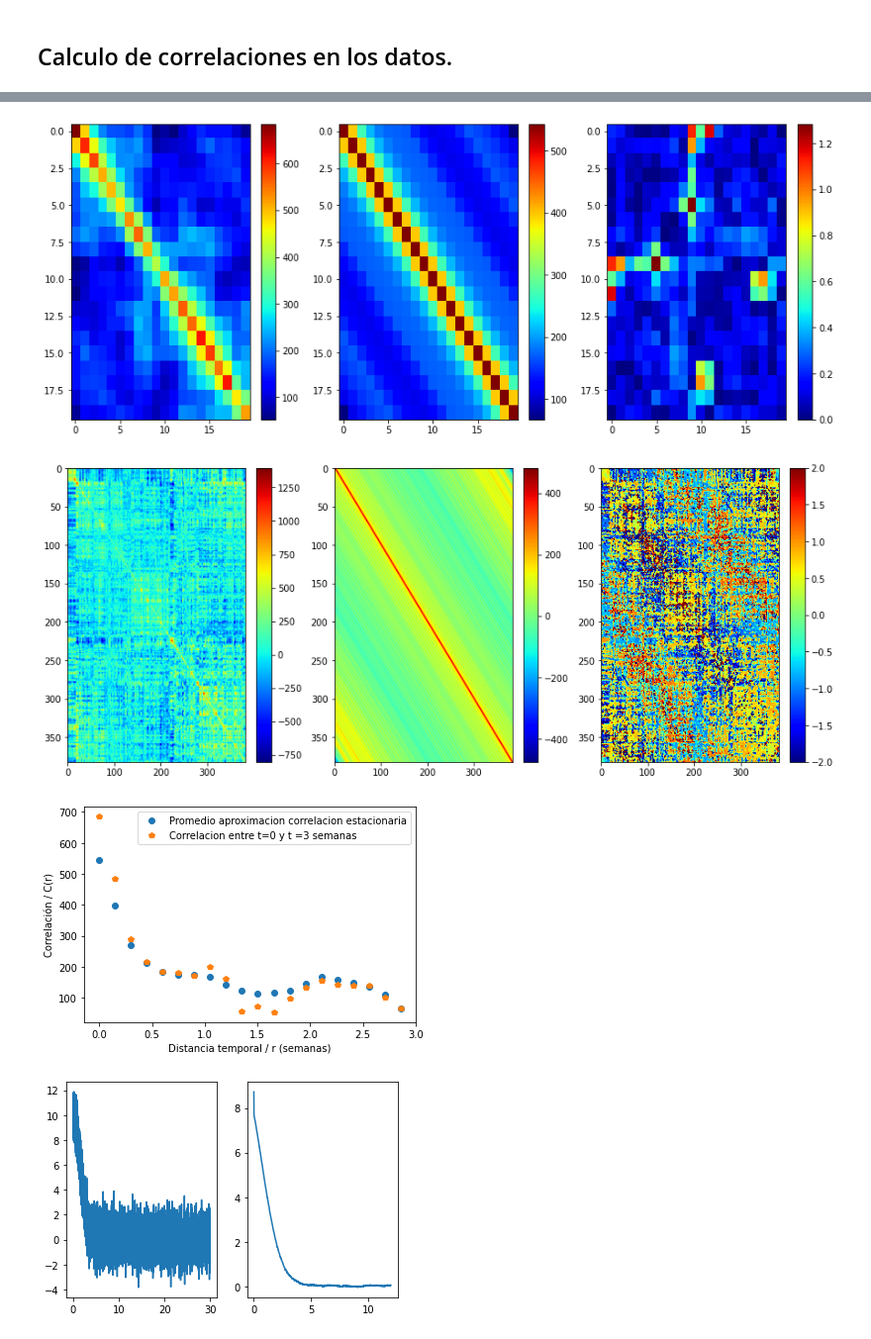
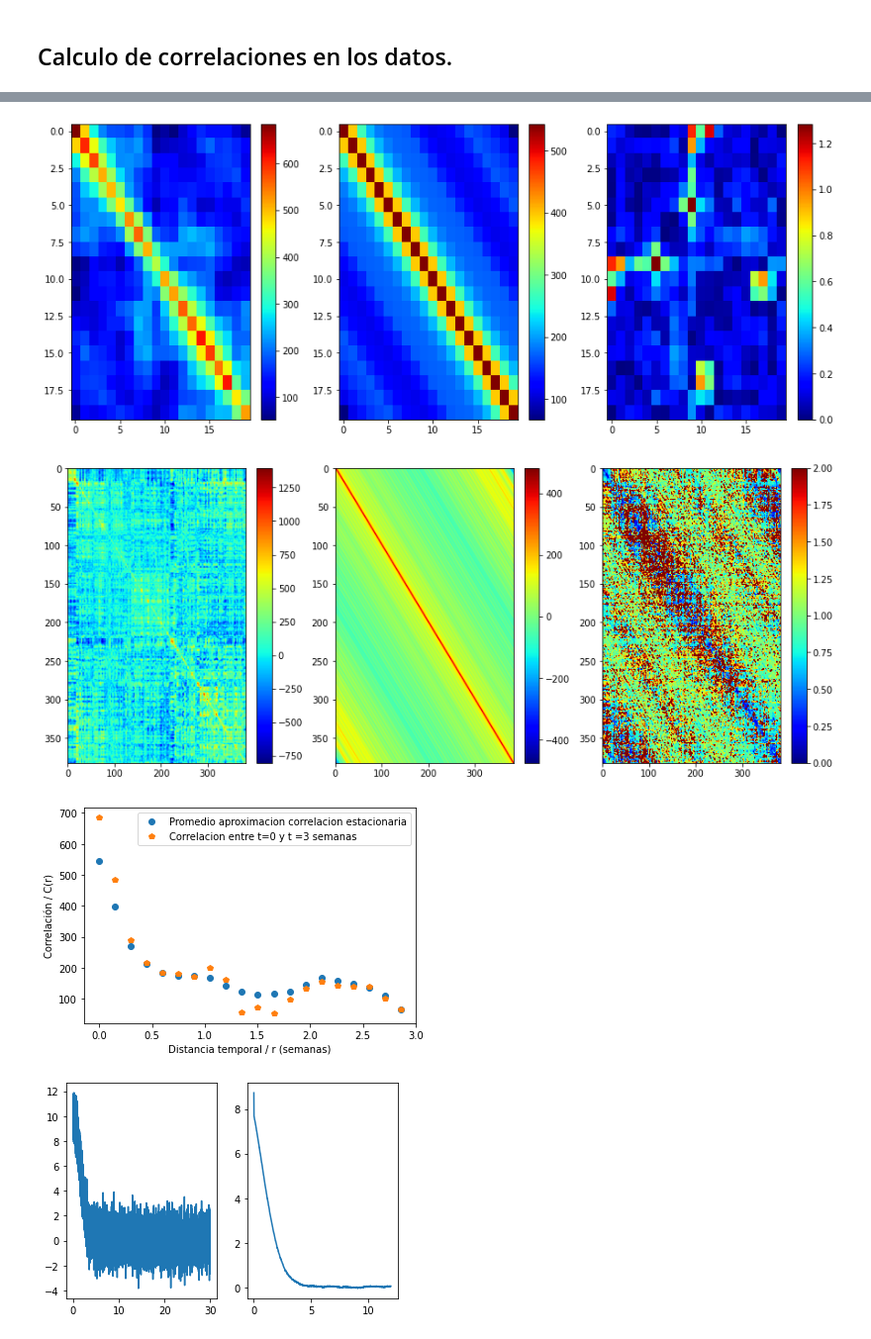
Before and after one commit to juanlu29/juanlu29, a Jupyter notebook: preprocesadoDatosContaminacionMadrid.ipynb, the cells around one changed output, grey strips where cells are left out. Shown at 99% size. Drawn from its saved outputs; the diff is of its cells as text; code cells hidden in the pictures.

```diff
--- a/preprocesadoDatosContaminacionMadrid.ipynb
+++ b/preprocesadoDatosContaminacionMadrid.ipynb
@@ -359,36 +359,36 @@ fig_comparacion_matriz_estacionaria_exp, (ax_est,ax_exp,ax_diff) = plt.subplots(
 P = correlaciones_56NO2_r10.P
 m_Cor = correlaciones_56NO2_r10.Correlacion
 cor_Prom = correlaciones_56NO2_r10.CorrEstProm
 m_Cor_Prom = np.asarray([ np.concatenate( ( np.flip(cor_Prom[0:i+1]), cor_Prom[1:P-i]  ) )  for i in range(P)])
-m_diff = np.abs(m_Cor-m_Cor_Prom)/m_Cor
+m_diff = np.abs(m_Cor-m_Cor_Prom)/np.abs(m_Cor)
 
 im1 = ax_exp.imshow(m_Cor_Prom,vmin=np.amin(m_Cor_Prom),vmax=np.amax(m_Cor_Prom),cmap='jet', aspect = 'auto')
 im2 = ax_est.imshow(m_Cor,vmin=np.amin(m_Cor),vmax=np.amax(m_Cor),cmap='jet', aspect = 'auto')
-im3 = ax_diff.imshow(m_diff,vmin=np.amin(-2), vmax=np.amax(2), cmap='jet', aspect='auto')
+im3 = ax_diff.imshow(m_diff,vmin=np.amin(0), vmax=np.amax(2), cmap='jet', aspect='auto')
 
 
 fig_comparacion_matriz_estacionaria_exp.colorbar(im1, ax=ax_exp)
 fig_comparacion_matriz_estacionaria_exp.colorbar(im2, ax=ax_est)
 fig_comparacion_matriz_estacionaria_exp.colorbar(im3, ax=ax_diff)
 
 fig_comparacion_matriz_estacionaria_exp.show()
 
 
 
 
 fig_medio, ax_medio = plt.subplots(1,1)
 ax_medio.plot(r190,correlaciones_56NO2_r190.CorrEstProm,'o',label='Promedio aproximacion correlacion estacionaria')
 ax_medio.plot(r190,correlaciones_56NO2_r190.Correlacion[0,:],'p',label='Correlacion entre t=0 y t =3 semanas')
 ax_medio.legend()
 ax_medio.set_ylabel('Correlación / C(r)')
 ax_medio.set_xlabel('Distancia temporal / r (semanas)')
 fig_medio.show()
 # %% [output]
 [figure]
 [figure]
 [figure]
 [figure]
-[figure, old version]
+[figure, new version]
 [figure]
 # %%
 
```
